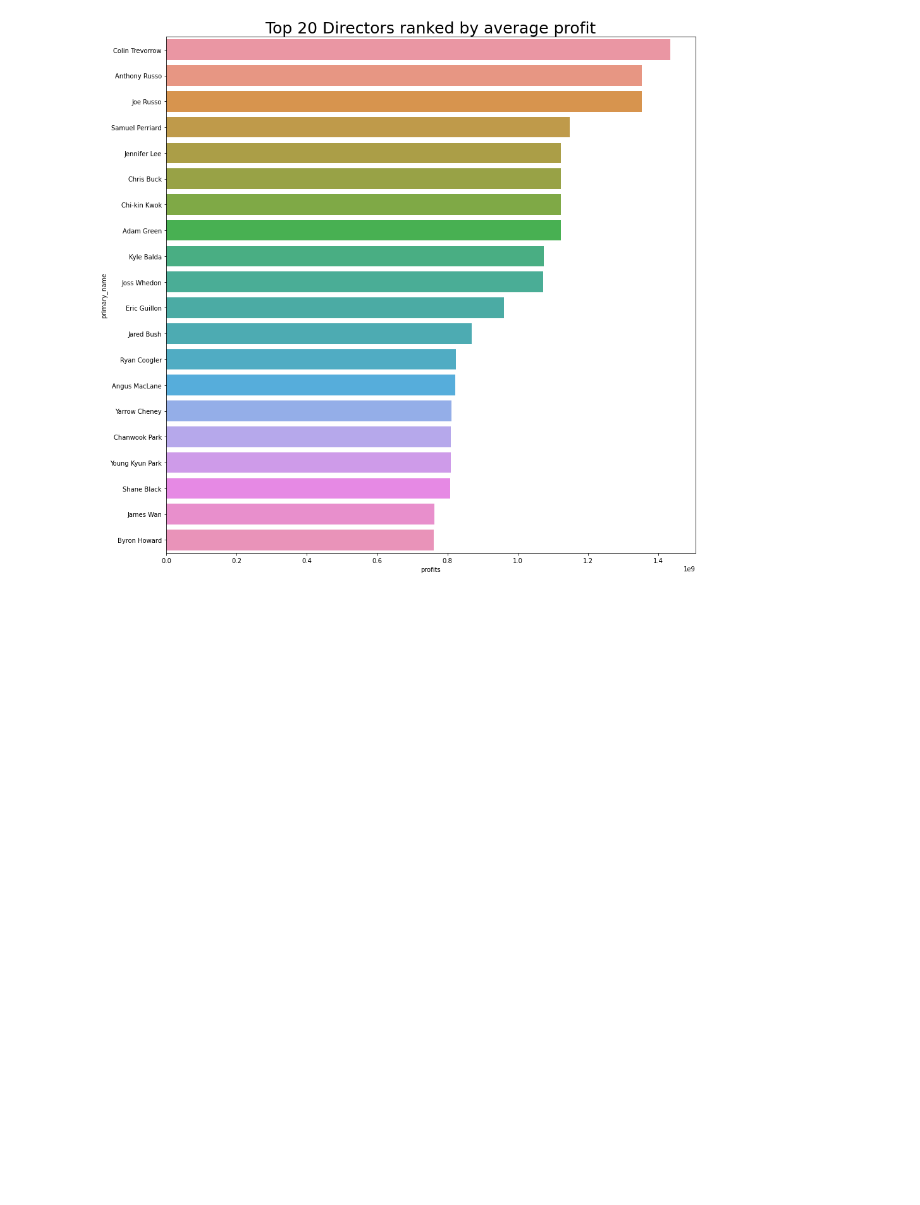
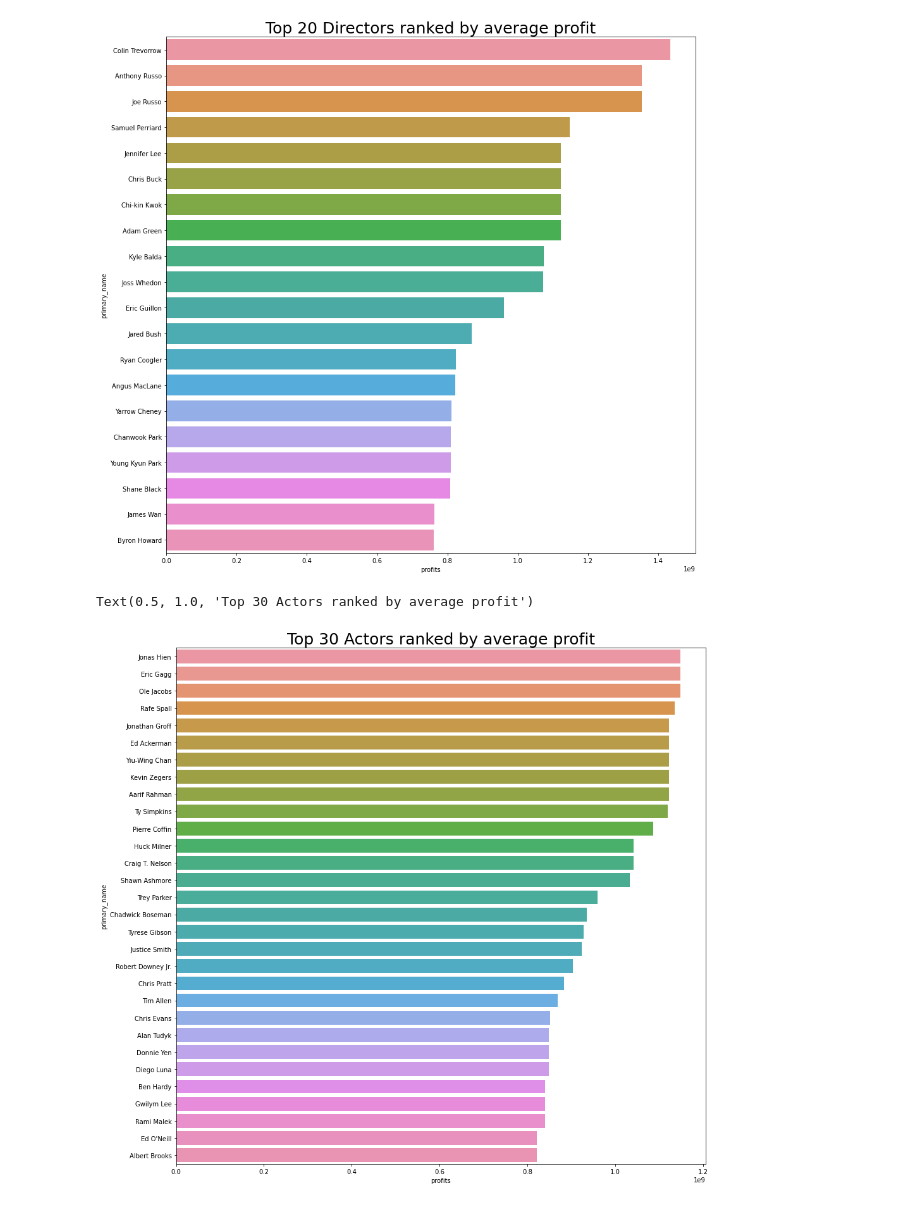
Before and after one commit to FrancisNdirangu/Phase-2-Project, a Jupyter notebook: merged_notebook.ipynb, the cells around one changed output. Cells and saved outputs as stored; diff of their text form; code cells hidden in the pictures; blank space fills up the shorter version.

Commit message:
top 20 actors with highest average profits per movie

```diff
--- a/merged_notebook.ipynb
+++ b/merged_notebook.ipynb
@@ -1090,3 +1090,15 @@ ax.set_title('Top 20 Directors ranked by average profit',fontdict={'fontsize':25
 # %% [output]
 Text(0.5, 1.0, 'Top 20 Directors ranked by average profit')
 [figure]
+# %%
+#average profits per director
+directors_id_groupby = all_combined[all_combined['category'] == 'actor'].groupby('primary_name').mean().sort_values('profits',ascending=False)
+top_20_directors_by_profit = directors_id_groupby.head(30)
+top_20_directors_by_profit
+
+fig,ax = plt.subplots(figsize=(15,15))
+sns.barplot(data = top_20_directors_by_profit,x='profits',y=top_20_directors_by_profit.index)
+ax.set_title('Top 30 Actors ranked by average profit',fontdict={'fontsize':25})
+# %% [output]
+Text(0.5, 1.0, 'Top 30 Actors ranked by average profit')
+[figure, added]
```
